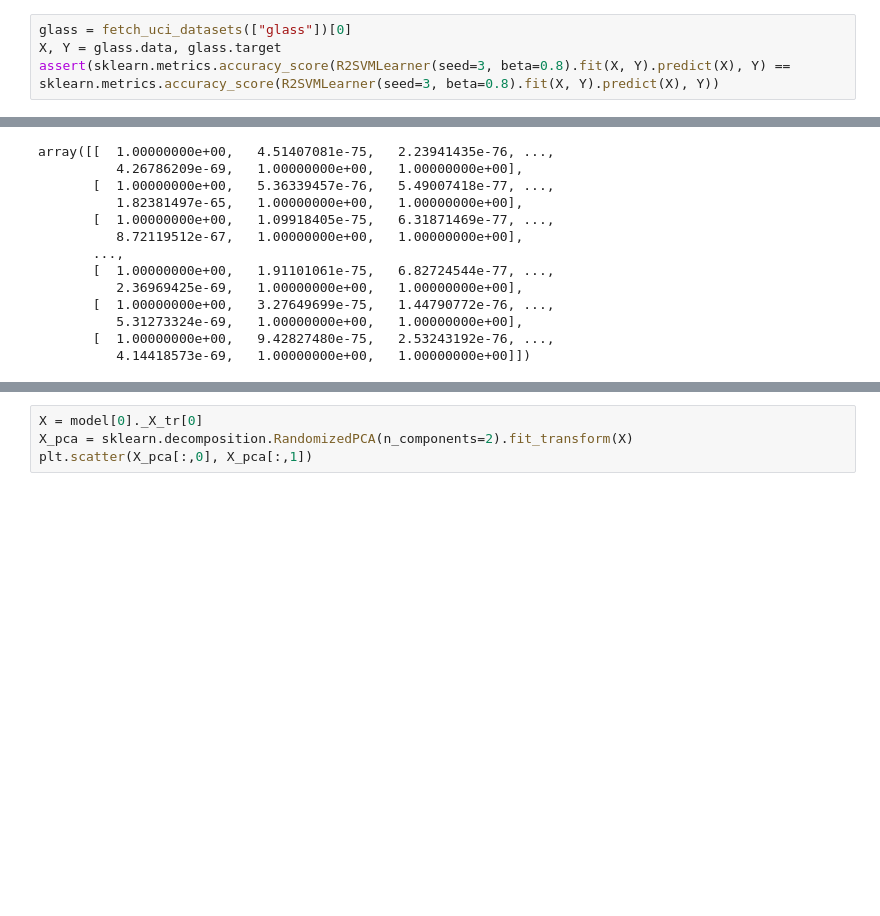
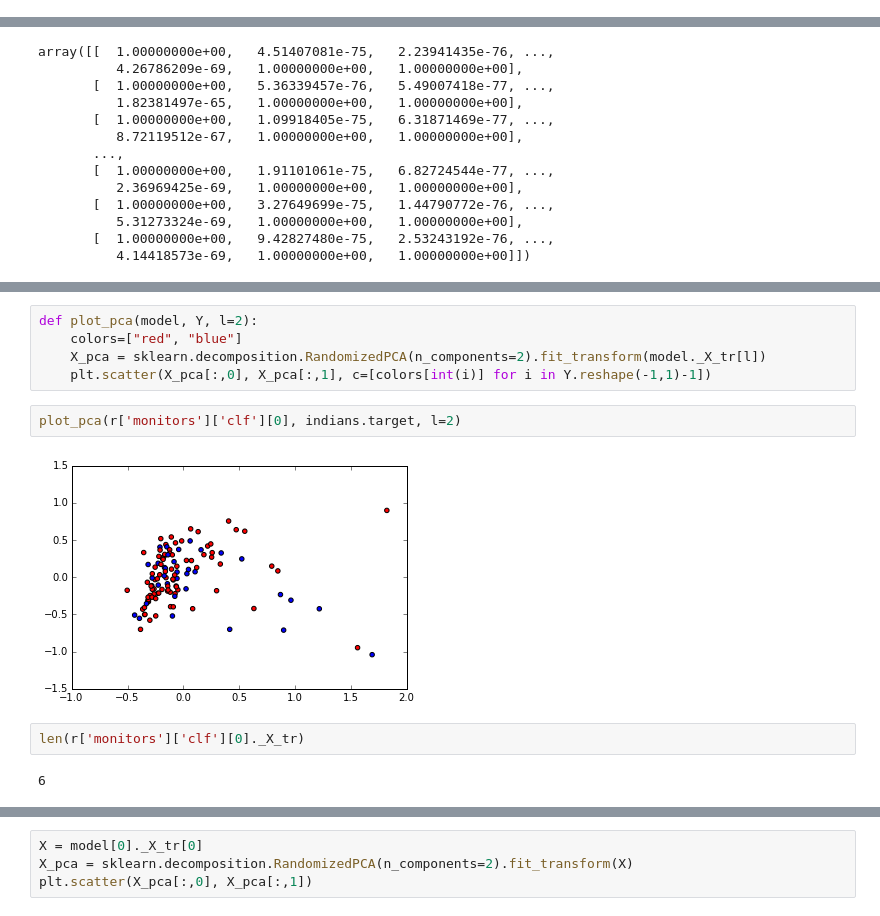
Before and after one commit to kudkudak/r2-learner, a Jupyter notebook: notebooks/pca_r2svm.ipynb, the cells around one changed output, grey strips where cells are left out. Saved outputs shown, nothing was run; the diff lists cells and outputs as text; blank space fills up the shorter version.

```diff
--- a/notebooks/pca_r2svm.ipynb
+++ b/notebooks/pca_r2svm.ipynb
@@ -44,10 +44,6 @@ from scripts.fit_models import *
 # %% [output]
 The autoreload extension is already loaded. To reload it, use:
   %reload_ext autoreload
-# %%
-glass = fetch_uci_datasets(["glass"])[0]
-X, Y = glass.data, glass.target
-assert(sklearn.metrics.accuracy_score(R2SVMLearner(seed=3, beta=0.8).fit(X, Y).predict(X), Y) == sklearn.metrics.accuracy_score(R2SVMLearner(seed=3, beta=0.8).fit(X, Y).predict(X), Y))
 # %%
 diabetes_exp = cPickle.load(open(os.path.join(results_dir,
                                            'unit_test_r2svm_diabetes',
@@ -160,2 +165,15 @@ array([[  1.00000000e+00,   4.51407081e-75,   2.23941435e-76, ...,
+# %%
+def plot_pca(model, Y, l=2):
+    colors=["red", "blue"]
+    X_pca = sklearn.decomposition.RandomizedPCA(n_components=2).fit_transform(model._X_tr[l])
+    plt.scatter(X_pca[:,0], X_pca[:,1], c=[colors[int(i)] for i in Y.reshape(-1,1)-1])
+# %%
+plot_pca(r['monitors']['clf'][0], indians.target, l=2)
+# %% [output]
+[figure, added]
+# %%
+len(r['monitors']['clf'][0]._X_tr)
+# %% [output]
+6
 # %%
 
```
Also changed, not shown: parts of 11 cells of this notebook, 7 other files.
